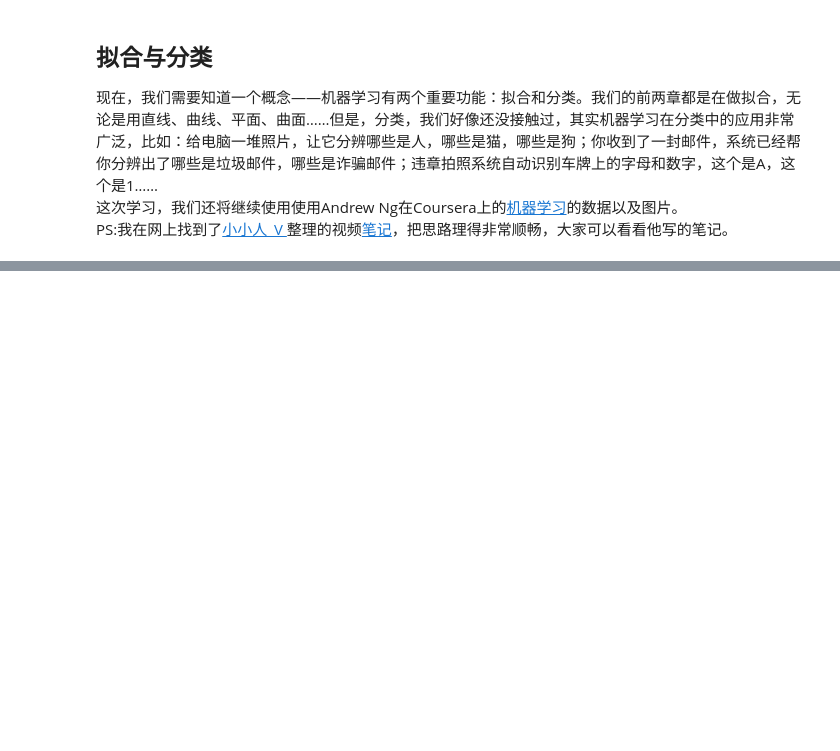
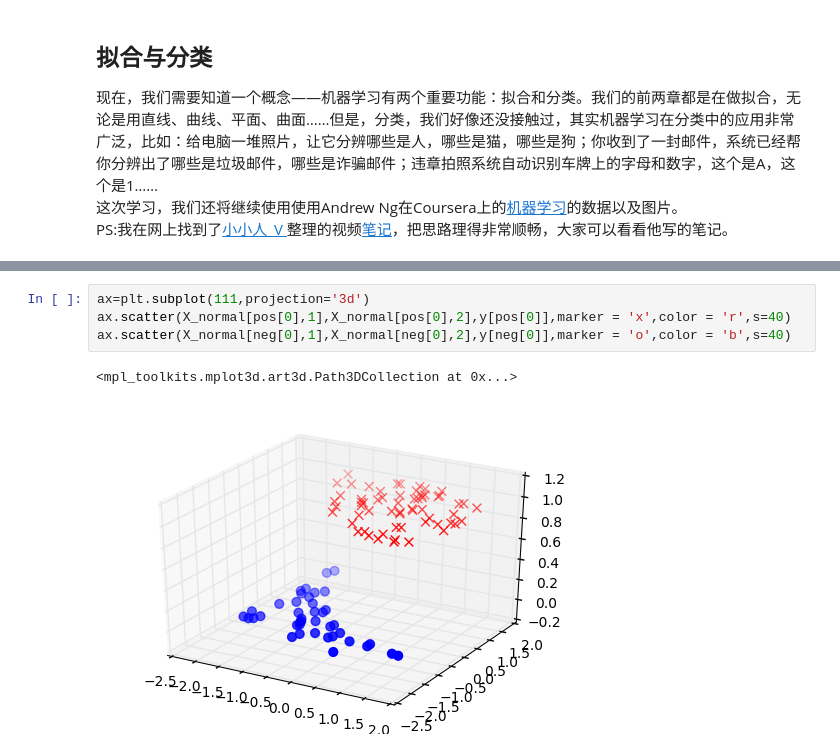
Before and after one commit to tiancai13579/Teach-girlfriend-machine-learning, a Jupyter notebook: 02逻辑回归/02逻辑回归.ipynb, the cells around one changed output, grey strips where cells are left out. Saved outputs shown, nothing was run; the diff lists cells and outputs as text; blank space fills up the shorter version.

```diff
--- a/02逻辑回归/02逻辑回归.ipynb
+++ b/02逻辑回归/02逻辑回归.ipynb
@@ -34,0 +173,7 @@ $h_{\theta}(x)=P\left ( y=1|x;\theta \right )$
+# %%
+ax=plt.subplot(111,projection='3d')
+ax.scatter(X_normal[pos[0],1],X_normal[pos[0],2],y[pos[0]],marker = 'x',color = 'r',s=40)
+ax.scatter(X_normal[neg[0],1],X_normal[neg[0],2],y[neg[0]],marker = 'o',color = 'b',s=40)
+# %% [output]
+<mpl_toolkits.mplot3d.art3d.Path3DCollection at 0x...>
+[figure, added]
```
Also changed, not shown: parts of 25 cells of this notebook, 8 other files.
